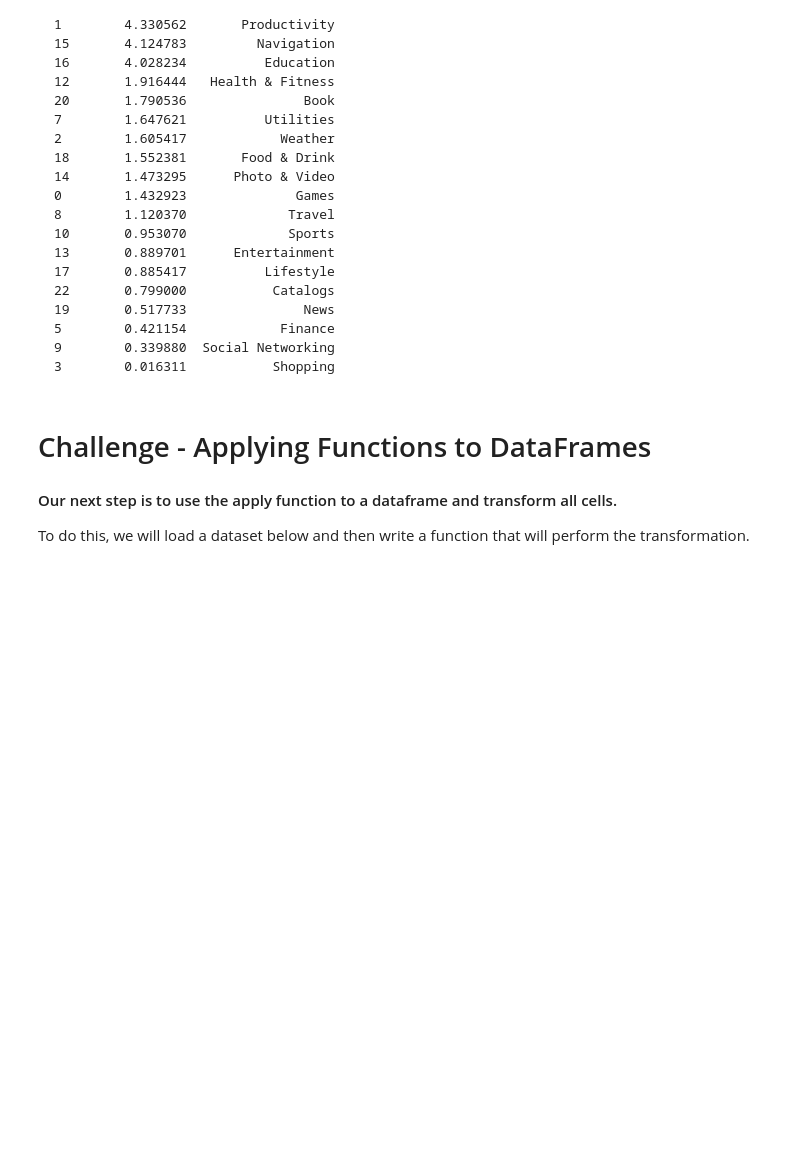
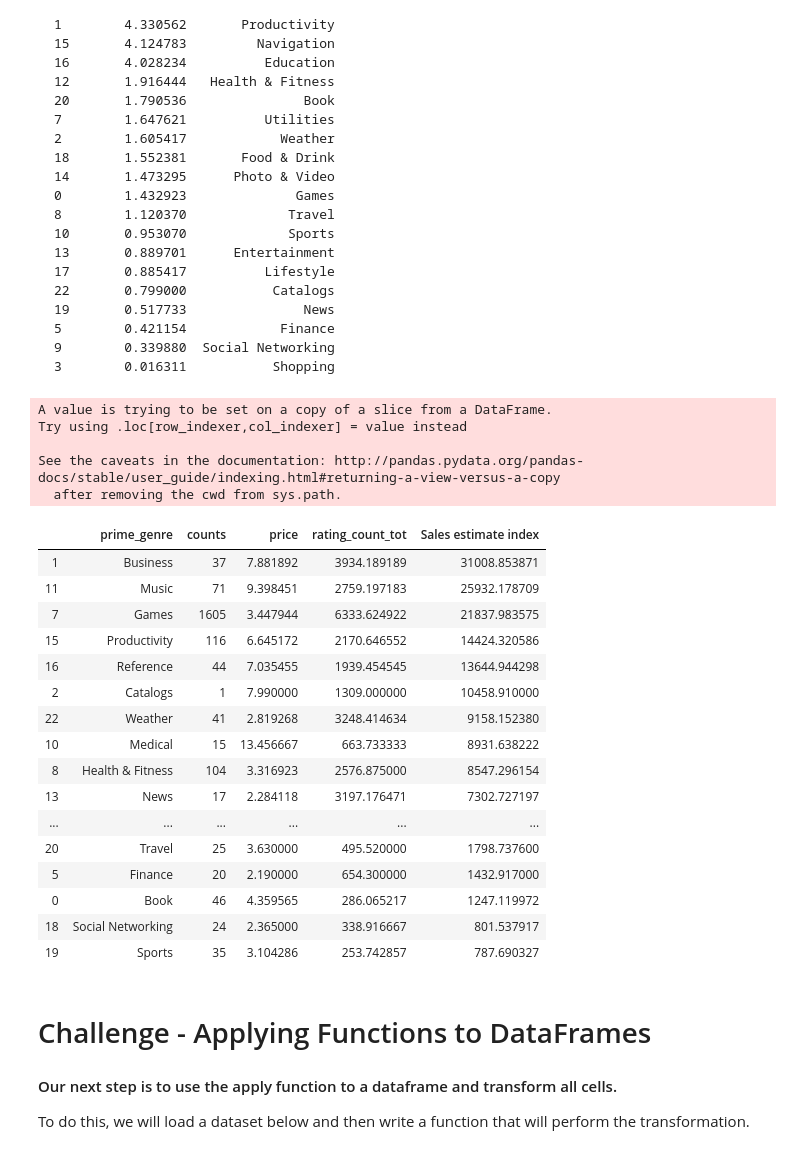
Before and after one commit to ta-data-lis/lab-pandas-deep-dive, a Jupyter notebook: your-code/main.ipynb, the cells around one changed output. Cells and saved outputs as stored; diff of their text form; code cells hidden in the pictures; blank space fills up the shorter version.

```diff
--- a/your-code/main.ipynb
+++ b/your-code/main.ipynb
@@ -189,3 +336,37 @@ We will leave this question to you. There are several way to solve it. Ideally y
+# %%
+# your code here
+# we only choose apps with costs and disregard freemium service
+not_free = data[(0.0<(data['price']))]
+not_free['counts']=1
+avgs = not_free.groupby(['prime_genre'], as_index=False).agg({'counts':'sum', 'price':'mean', 'rating_count_tot':'mean'})
+# using the rating_count_tot as an indicator of how often an app gets downloaded we create an estimate index
+# which is the product of price and total ratings
+avgs["Sales estimate index"] = avgs['price']*avgs["rating_count_tot"]
+final = avgs.sort_values(by = ["Sales estimate index"], ascending = False)
+final
+# %% [output]
+A value is trying to be set on a copy of a slice from a DataFrame.
+Try using .loc[row_indexer,col_indexer] = value instead
+
+See the caveats in the documentation: http://pandas.pydata.org/pandas-docs/stable/user_guide/indexing.html#returning-a-view-versus-a-copy
+  after removing the cwd from sys.path.
+|  | prime_genre | counts | price | rating_count_tot | Sales estimate index |
+| 1 | Business | 37 | 7.881892 | 3934.189189 | 31008.853871 |
+| 11 | Music | 71 | 9.398451 | 2759.197183 | 25932.178709 |
+| 7 | Games | 1605 | 3.447944 | 6333.624922 | 21837.983575 |
+| 15 | Productivity | 116 | 6.645172 | 2170.646552 | 14424.320586 |
+| 16 | Reference | 44 | 7.035455 | 1939.454545 | 13644.944298 |
+| 2 | Catalogs | 1 | 7.990000 | 1309.000000 | 10458.910000 |
+| 22 | Weather | 41 | 2.819268 | 3248.414634 | 9158.152380 |
+| 10 | Medical | 15 | 13.456667 | 663.733333 | 8931.638222 |
+| 8 | Health & Fitness | 104 | 3.316923 | 2576.875000 | 8547.296154 |
+| 13 | News | 17 | 2.284118 | 3197.176471 | 7302.727197 |
+| ... | ... | ... | ... | ... | ... |
+| 20 | Travel | 25 | 3.630000 | 495.520000 | 1798.737600 |
+| 5 | Finance | 20 | 2.190000 | 654.300000 | 1432.917000 |
+| 0 | Book | 46 | 4.359565 | 286.065217 | 1247.119972 |
+| 18 | Social Networking | 24 | 2.365000 | 338.916667 | 801.537917 |
+| 19 | Sports | 35 | 3.104286 | 253.742857 | 787.690327 |
 # %% [markdown]
 # Challenge - Applying Functions to DataFrames
 
```
Also changed, not shown: parts of 25 cells of this notebook, 1 other file.
